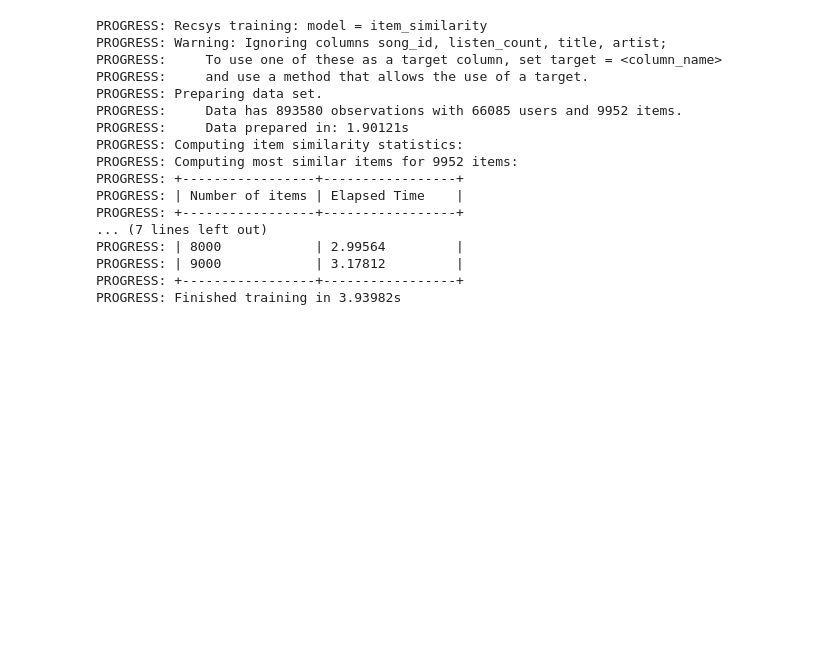
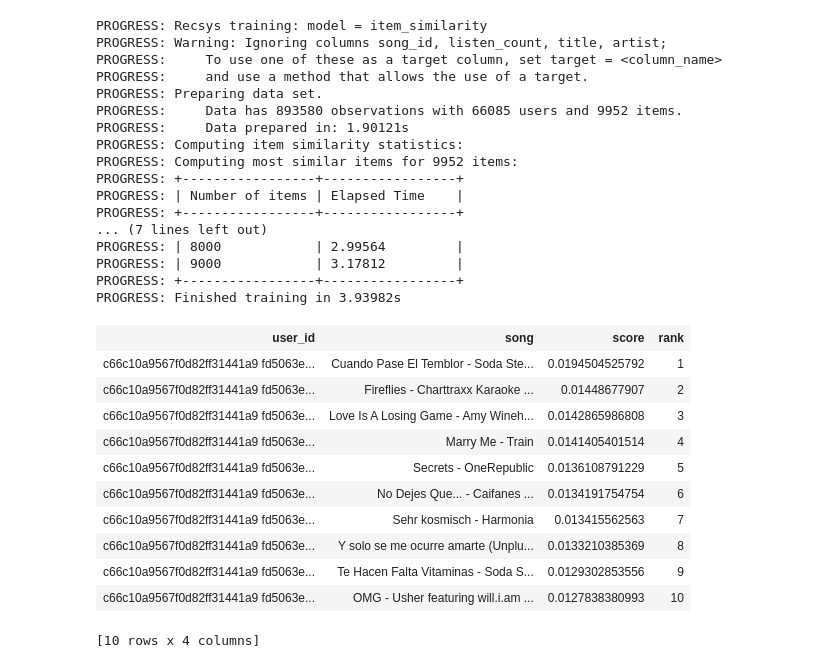
Before and after one commit to vandosant/song-recommender, a Jupyter notebook: song_recommender.ipynb, the cells around one changed output. Drawn from its saved outputs; the diff is of its cells as text; code cells hidden in the pictures; blank space fills up the shorter version.

Commit message:
Compare the recommender models

```diff
--- a/song_recommender.ipynb
+++ b/song_recommender.ipynb
@@ -110,0 +109,15 @@ person
+# %%
+personalized_model.recommend(users=[users[0]])
+# %% [output]
+| user_id | song | score | rank |
+| c66c10a9567f0d82ff31441a9 fd5063e... | Cuando Pase El Temblor - Soda Ste... | 0.0194504525792 | 1 |
+| c66c10a9567f0d82ff31441a9 fd5063e... | Fireflies - Charttraxx Karaoke ... | 0.01448677907 | 2 |
+| c66c10a9567f0d82ff31441a9 fd5063e... | Love Is A Losing Game - Amy Wineh... | 0.0142865986808 | 3 |
+| c66c10a9567f0d82ff31441a9 fd5063e... | Marry Me - Train | 0.0141405401514 | 4 |
+| c66c10a9567f0d82ff31441a9 fd5063e... | Secrets - OneRepublic | 0.0136108791229 | 5 |
+| c66c10a9567f0d82ff31441a9 fd5063e... | No Dejes Que... - Caifanes ... | 0.0134191754754 | 6 |
+| c66c10a9567f0d82ff31441a9 fd5063e... | Sehr kosmisch - Harmonia | 0.013415562563 | 7 |
+| c66c10a9567f0d82ff31441a9 fd5063e... | Y solo se me ocurre amarte (Unplu... | 0.0133210385369 | 8 |
+| c66c10a9567f0d82ff31441a9 fd5063e... | Te Hacen Falta Vitaminas - Soda S... | 0.0129302853556 | 9 |
+| c66c10a9567f0d82ff31441a9 fd5063e... | OMG - Usher featuring will.i.am ... | 0.0127838380993 | 10 |
+[10 rows x 4 columns]
```
Also changed, not shown: parts of 4 cells of this notebook.
